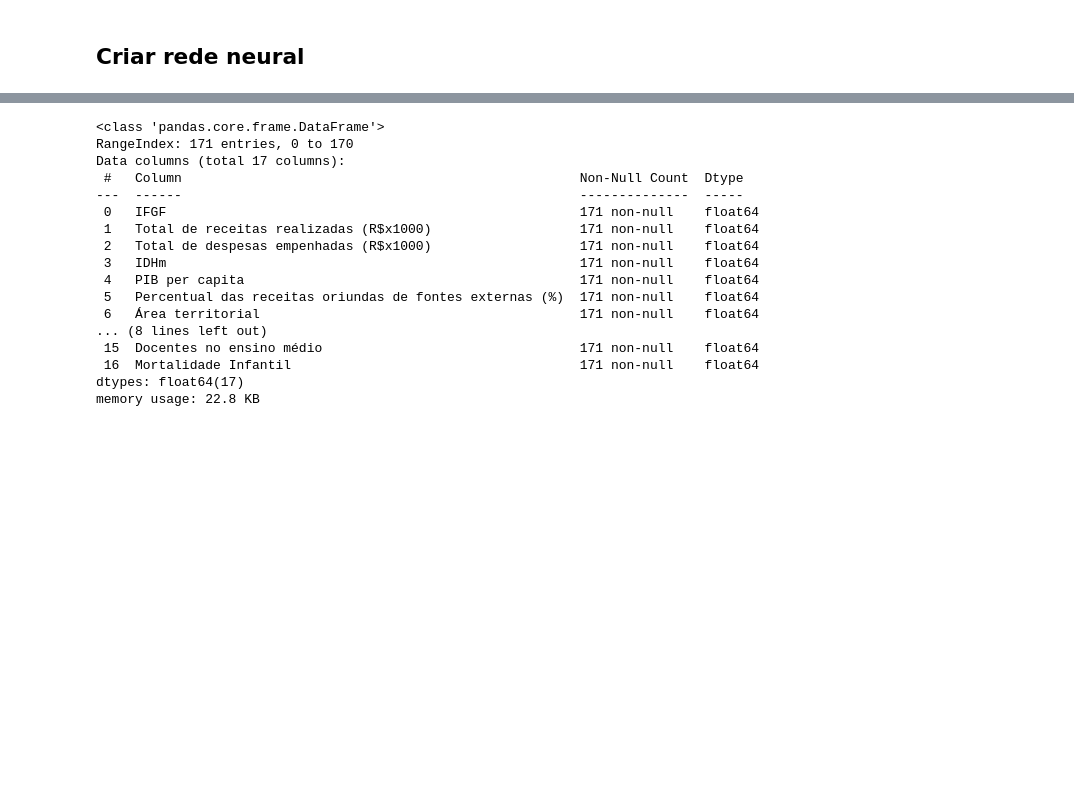
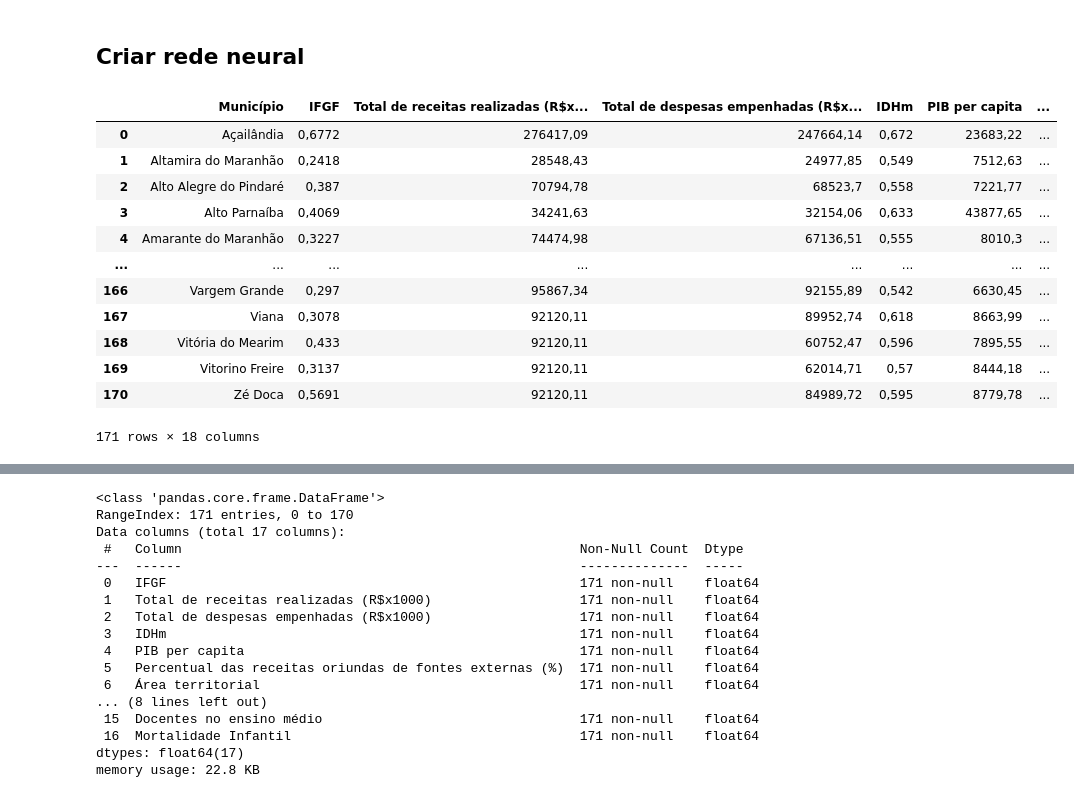
Before and after one commit to nervaljunior/JupyterHub, a Jupyter notebook: Untitled0.ipynb, the cells around one changed output, grey strips where cells are left out. Cells and saved outputs as stored; diff of their text form; code cells hidden in the pictures; blank space fills up the shorter version.

```diff
--- a/Untitled0.ipynb
+++ b/Untitled0.ipynb
@@ -231,4 +231,21 @@ model.add(layers.Dense(1, activation='sigmoid'))  # Output layer with sigmoid ac
 
 # Compile the model
 model.compile(optimizer='adam', loss='binary_crossentropy')
+# %%
+base_de_dados = pd.read_csv('/content/drive/MyDrive/IA/Base_Treinamento_Supervisionado.csv', encoding="ISO-8859-1",sep=";")
+base_de_dados
+# %% [output]
+|  | Município | IFGF | Total de receitas realizadas (R$x... | Total de despesas empenhadas (R$x... | IDHm | PIB per capita | ... |
+| 0 | Açailândia | 0,6772 | 276417,09 | 247664,14 | 0,672 | 23683,22 | ... |
+| 1 | Altamira do Maranhão | 0,2418 | 28548,43 | 24977,85 | 0,549 | 7512,63 | ... |
+| 2 | Alto Alegre do Pindaré | 0,387 | 70794,78 | 68523,7 | 0,558 | 7221,77 | ... |
+| 3 | Alto Parnaíba | 0,4069 | 34241,63 | 32154,06 | 0,633 | 43877,65 | ... |
+| 4 | Amarante do Maranhão | 0,3227 | 74474,98 | 67136,51 | 0,555 | 8010,3 | ... |
+| ... | ... | ... | ... | ... | ... | ... | ... |
+| 166 | Vargem Grande | 0,297 | 95867,34 | 92155,89 | 0,542 | 6630,45 | ... |
+| 167 | Viana | 0,3078 | 92120,11 | 89952,74 | 0,618 | 8663,99 | ... |
+| 168 | Vitória do Mearim | 0,433 | 92120,11 | 60752,47 | 0,596 | 7895,55 | ... |
+| 169 | Vitorino Freire | 0,3137 | 92120,11 | 62014,71 | 0,57 | 8444,18 | ... |
+| 170 | Zé Doca | 0,5691 | 92120,11 | 84989,72 | 0,595 | 8779,78 | ... |
+171 rows × 18 columns
 # %%
```
Also changed, not shown: parts of 8 cells of this notebook.
